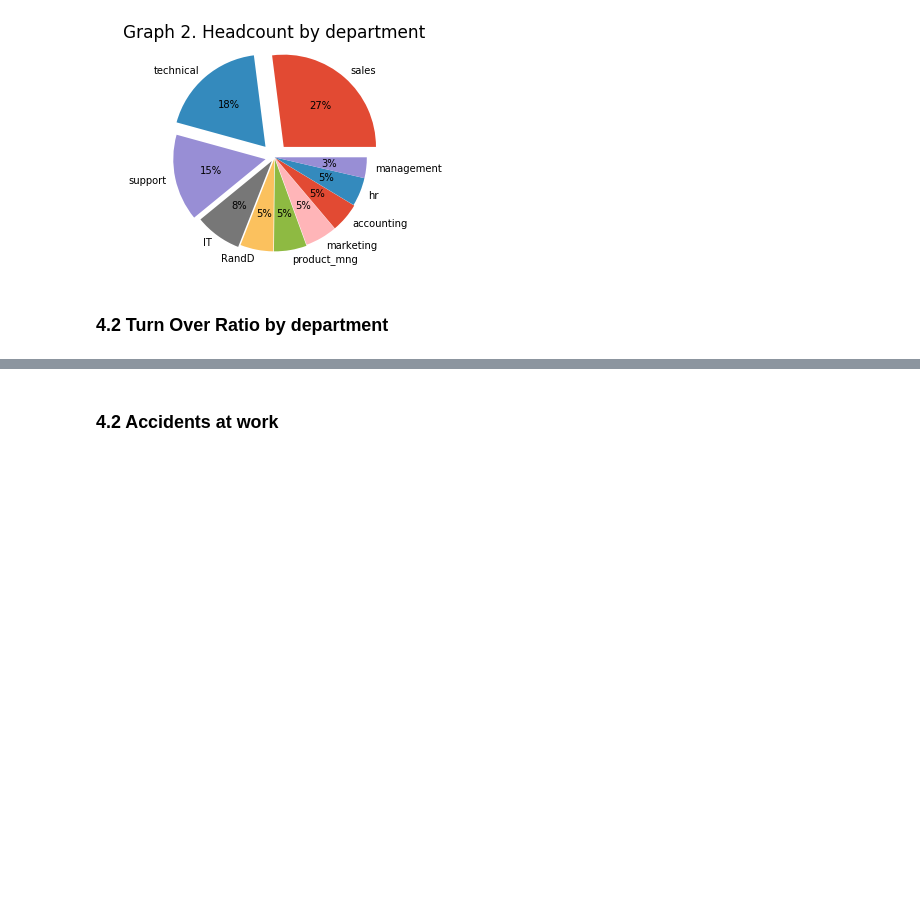
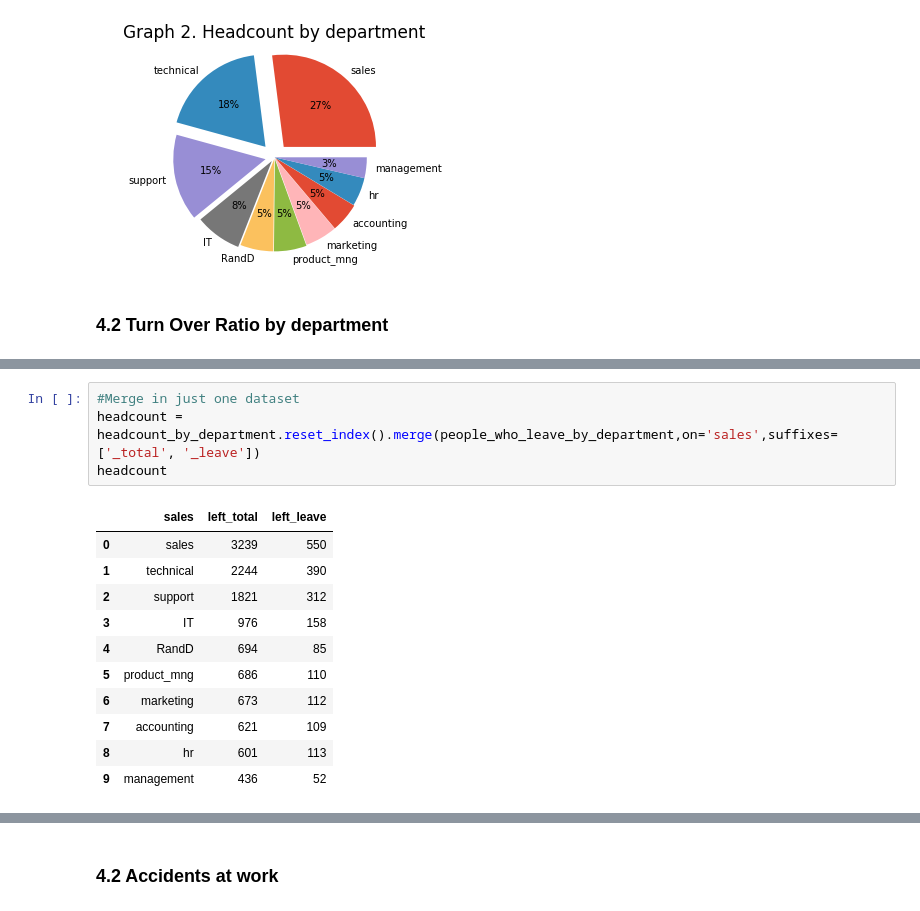
Before and after one commit to MariaGamero/TFM-ReasonsforEmployeeTurnover, a Jupyter notebook: Employee_retention.ipynb, the cells around one changed output, grey strips where cells are left out. Drawn from its saved outputs; the diff is of its cells as text; blank space fills up the shorter version.

```diff
--- a/Employee_retention.ipynb
+++ b/Employee_retention.ipynb
@@ -246,0 +274,16 @@ plt.show()
+# %%
+#Merge in just one dataset
+headcount = headcount_by_department.reset_index().merge(people_who_leave_by_department,on='sales',suffixes=['_total', '_leave'])
+headcount
+# %% [output]
+|  | sales | left_total | left_leave |
+| 0 | sales | 3239 | 550 |
+| 1 | technical | 2244 | 390 |
+| 2 | support | 1821 | 312 |
+| 3 | IT | 976 | 158 |
+| 4 | RandD | 694 | 85 |
+| 5 | product_mng | 686 | 110 |
+| 6 | marketing | 673 | 112 |
+| 7 | accounting | 621 | 109 |
+| 8 | hr | 601 | 113 |
+| 9 | management | 436 | 52 |
```
Also changed, not shown: parts of 16 cells of this notebook.
